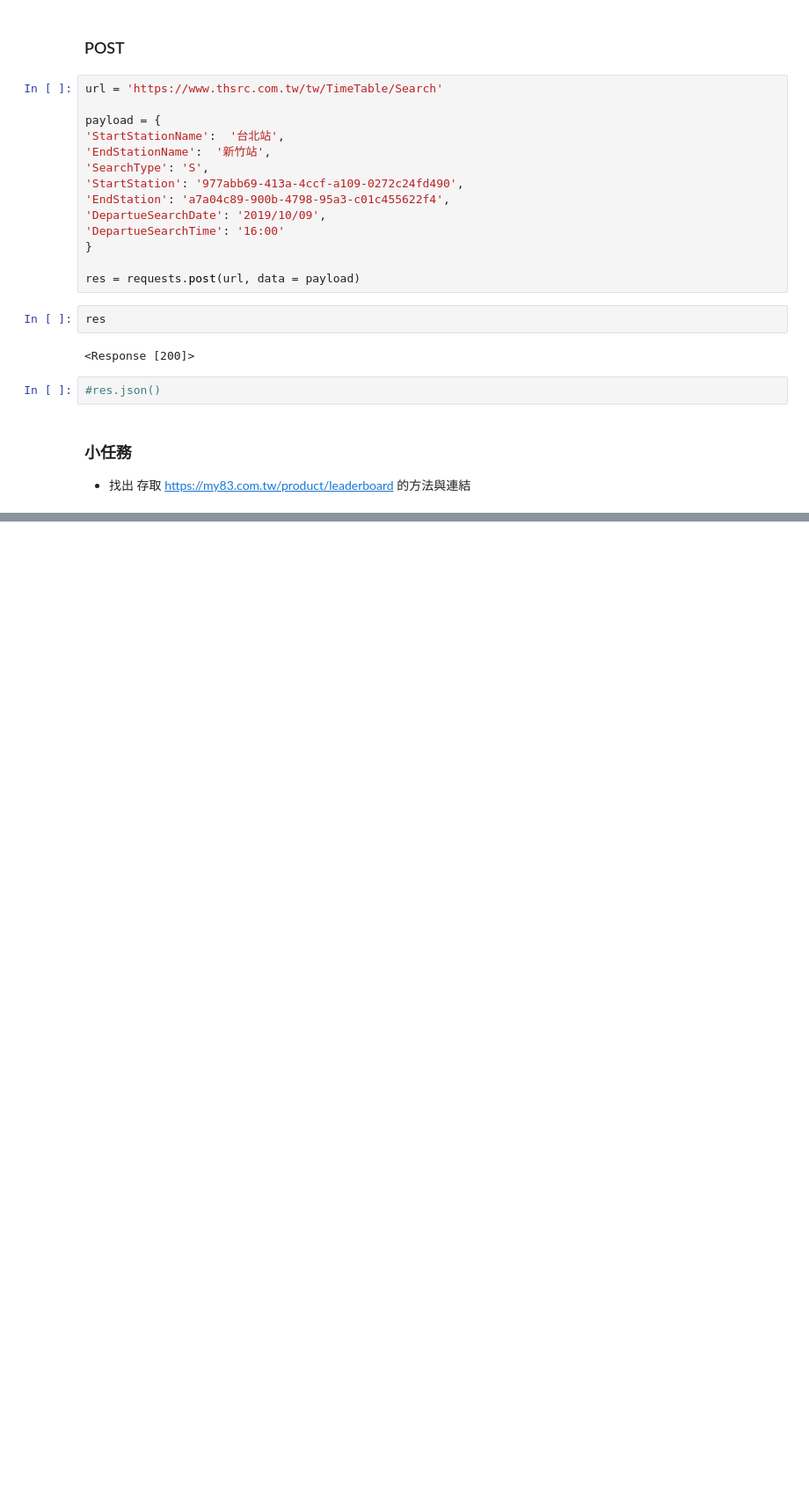
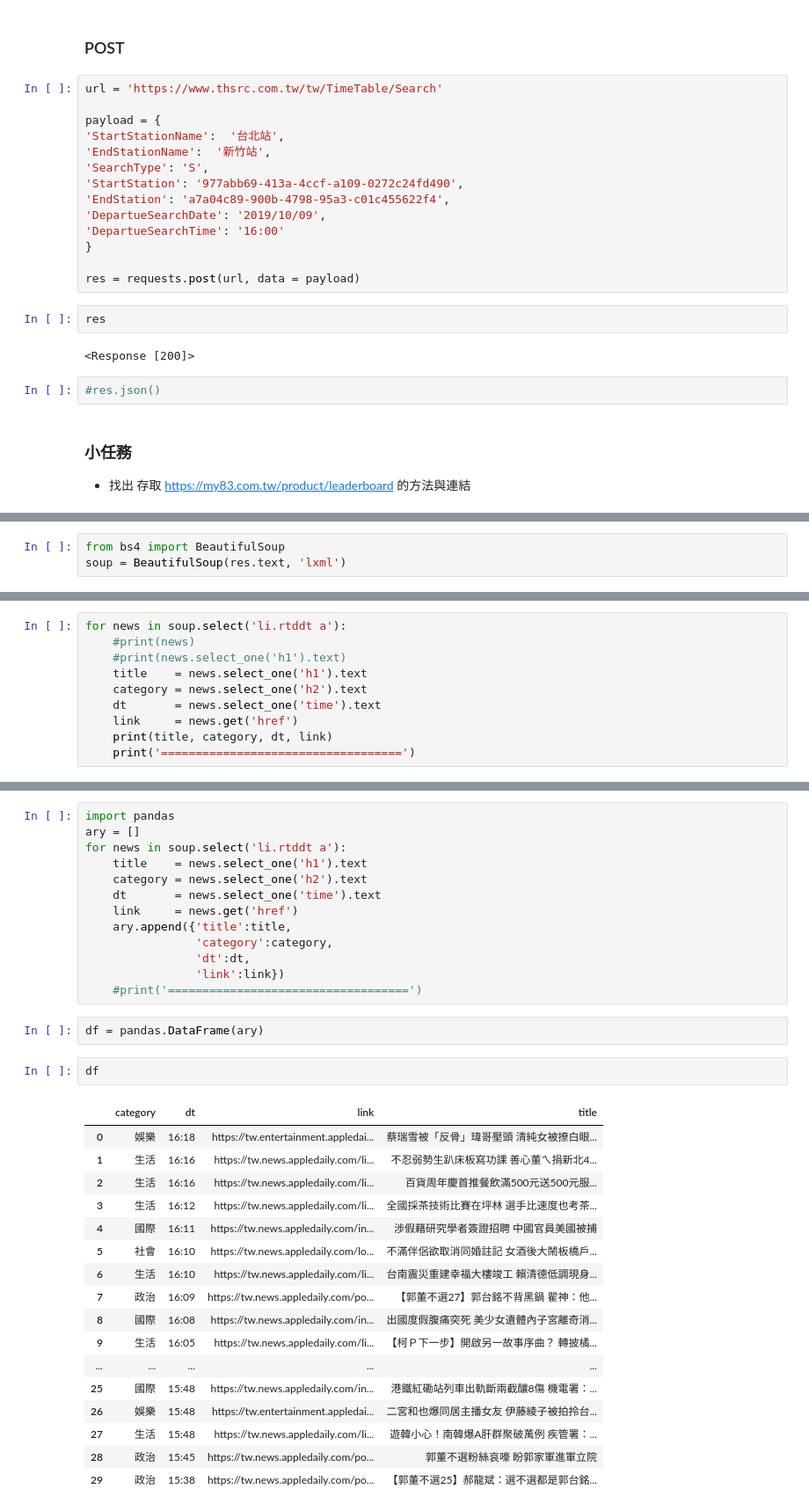
Before and after one commit to ywchiu/chinalife, a Jupyter notebook: Demo20190917.ipynb, the cells around one changed output, grey strips where cells are left out. Shown at 88% size. Drawn from its saved outputs; the diff is of its cells as text; blank space fills up the shorter version.

```diff
--- a/Demo20190917.ipynb
+++ b/Demo20190917.ipynb
@@ -121,0 +250,3 @@ res
+# %%
+from bs4 import BeautifulSoup
+soup = BeautifulSoup(res.text, 'lxml')
@@ -121,0 +257,10 @@ res
+# %%
+for news in soup.select('li.rtddt a'):
+    #print(news)
+    #print(news.select_one('h1').text)
+    title    = news.select_one('h1').text
+    category = news.select_one('h2').text
+    dt       = news.select_one('time').text
+    link     = news.get('href')
+    print(title, category, dt, link)
+    print('===================================')
@@ -121,0 +285,35 @@ res
+# %%
+import pandas
+ary = []
+for news in soup.select('li.rtddt a'):
+    title    = news.select_one('h1').text
+    category = news.select_one('h2').text
+    dt       = news.select_one('time').text
+    link     = news.get('href')
+    ary.append({'title':title,
+                'category':category,
+                'dt':dt,
+                'link':link})
+    #print('===================================')
+# %%
+df = pandas.DataFrame(ary)
+# %%
+df
+# %% [output]
+|  | category | dt | link | title |
+| 0 | 娛樂 | 16:18 | https://tw.entertainment.appledai... | 蔡瑞雪被「反骨」瑋哥壓頭 清純女被撩白眼... |
+| 1 | 生活 | 16:16 | https://tw.news.appledaily.com/li... | 不忍弱勢生趴床板寫功課 善心董ㄟ捐新北4... |
+| 2 | 生活 | 16:16 | https://tw.news.appledaily.com/li... | 百貨周年慶首推餐飲滿500元送500元服... |
+| 3 | 生活 | 16:12 | https://tw.news.appledaily.com/li... | 全國採茶技術比賽在坪林 選手比速度也考茶... |
+| 4 | 國際 | 16:11 | https://tw.news.appledaily.com/in... | 涉假藉研究學者簽證招聘 中國官員美國被捕 |
+| 5 | 社會 | 16:10 | https://tw.news.appledaily.com/lo... | 不滿伴侶欲取消同婚註記 女酒後大鬧板橋戶... |
+| 6 | 生活 | 16:10 | https://tw.news.appledaily.com/li... | 台南震災重建幸福大樓竣工 賴清德低調現身... |
+| 7 | 政治 | 16:09 | https://tw.news.appledaily.com/po... | 【郭董不選27】郭台銘不背黑鍋 翟神：他... |
+| 8 | 國際 | 16:08 | https://tw.news.appledaily.com/in... | 出國度假腹痛突死 美少女遺體內子宮離奇消... |
+| 9 | 生活 | 16:05 | https://tw.news.appledaily.com/li... | 【柯Ｐ下一步】開啟另一故事序曲？ 轉披橘... |
+| ... | ... | ... | ... | ... |
+| 25 | 國際 | 15:48 | https://tw.news.appledaily.com/in... | 港鐵紅磡站列車出軌斷兩截釀8傷 機電署：... |
+| 26 | 娛樂 | 15:48 | https://tw.entertainment.appledai... | 二宮和也爆同居主播女友 伊藤綾子被拍拎台... |
+| 27 | 生活 | 15:48 | https://tw.news.appledaily.com/li... | 遊韓小心！南韓爆A肝群聚破萬例 疾管署：... |
+| 28 | 政治 | 15:45 | https://tw.news.appledaily.com/po... | 郭董不選粉絲哀嚎 盼郭家軍進軍立院 |
+| 29 | 政治 | 15:38 | https://tw.news.appledaily.com/po... | 【郭董不選25】郝龍斌：選不選都是郭台銘... |
```
Also changed, not shown: parts of 27 cells of this notebook.
